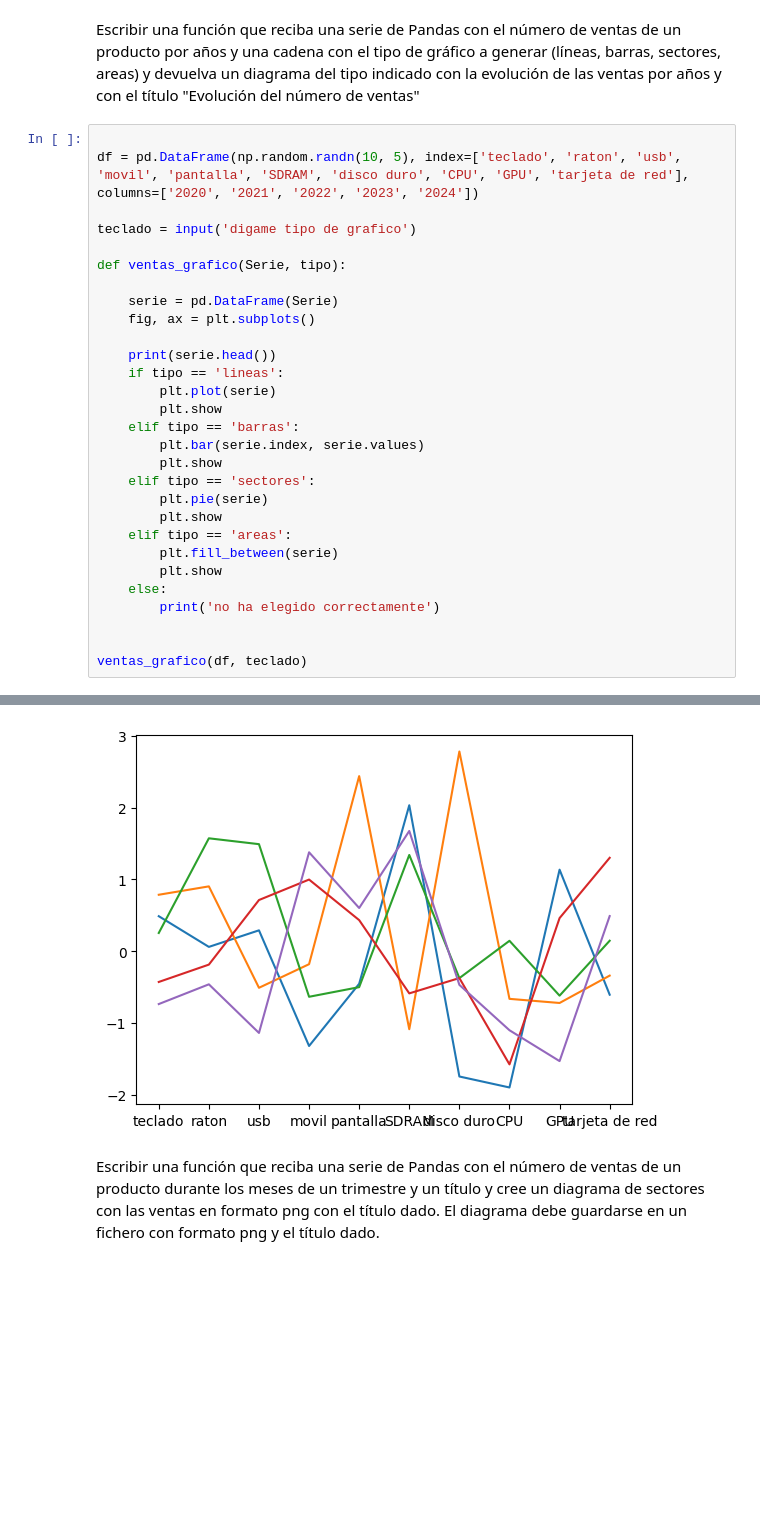
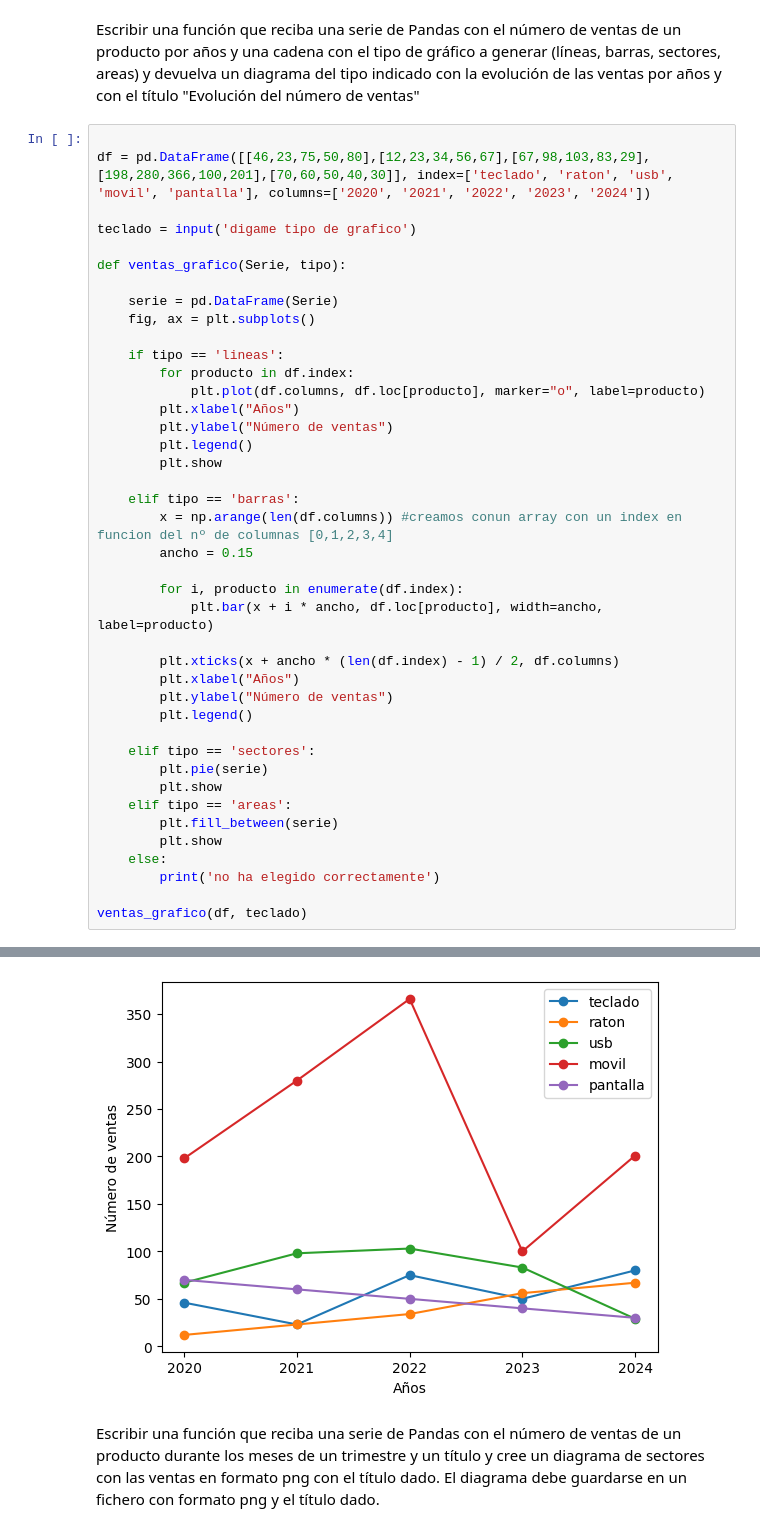
Before and after one commit to Alberto-1985/CEDAPY_25_26, a Jupyter notebook: ANALISIS_DATOS_PYTHON/NOTEBOOKS/EJERCICIOS/5101_EJERCICIO-5_Gráficos_Matplotlib.ipynb, the cells around one changed output, grey strips where cells are left out. Drawn from its saved outputs; the diff is of its cells as text; blank space fills up the shorter version.

```diff
--- a/ANALISIS_DATOS_PYTHON/NOTEBOOKS/EJERCICIOS/5101_EJERCICIO-5_Gráficos_Matplotlib.ipynb
+++ b/ANALISIS_DATOS_PYTHON/NOTEBOOKS/EJERCICIOS/5101_EJERCICIO-5_Gráficos_Matplotlib.ipynb
@@ -177,7 +177,7 @@ Fecha
 Escribir una función que reciba una serie de Pandas con el número de ventas de un producto por años y una cadena con el tipo de gráfico a generar (líneas, barras, sectores, areas) y devuelva un diagrama del tipo indicado con la evolución de las ventas por años y con el título "Evolución del número de ventas"
 # %%
 
-df = pd.DataFrame(np.random.randn(10, 5), index=['teclado', 'raton', 'usb', 'movil', 'pantalla', 'SDRAM', 'disco duro', 'CPU', 'GPU', 'tarjeta de red'], columns=['2020', '2021', '2022', '2023', '2024'])
+df = pd.DataFrame([[46,23,75,50,80],[12,23,34,56,67],[67,98,103,83,29],[198,280,366,100,201],[70,60,50,40,30]], index=['teclado', 'raton', 'usb', 'movil', 'pantalla'], columns=['2020', '2021', '2022', '2023', '2024'])
 
 teclado = input('digame tipo de grafico')
 
@@ -186,13 +186,26 @@ def ventas_grafico(Serie, tipo):
     serie = pd.DataFrame(Serie)
     fig, ax = plt.subplots()
 
-    print(serie.head())
     if tipo == 'lineas':
-        plt.plot(serie)
+        for producto in df.index:
+            plt.plot(df.columns, df.loc[producto], marker="o", label=producto)
+        plt.xlabel("Años")
+        plt.ylabel("Número de ventas")
+        plt.legend()
         plt.show
+
     elif tipo == 'barras':
-        plt.bar(serie.index, serie.values)
-        plt.show
+        x = np.arange(len(df.columns)) #creamos conun array con un index en funcion del nº de columnas [0,1,2,3,4]
+        ancho = 0.15
+
+        for i, producto in enumerate(df.index):
+            plt.bar(x + i * ancho, df.loc[producto], width=ancho, label=producto)
+
+        plt.xticks(x + ancho * (len(df.index) - 1) / 2, df.columns)
+        plt.xlabel("Años")
+        plt.ylabel("Número de ventas")
+        plt.legend()
+
     elif tipo == 'sectores':
         plt.pie(serie)
         plt.show
@@ -202,6 +215,5 @@ def ventas_grafico(Serie, tipo):
     else:
         print('no ha elegido correctamente')
 
-
 ventas_grafico(df, teclado)
 # %% [output]
@@ -214,4 +220,4 @@ pantalla -0.451605  2.438802 -0.498218  0.434525  0.603010
-[figure, old version]
+[figure, new version]
 # %% [markdown]
 Escribir una función que reciba una serie de Pandas con el número de ventas de un producto durante los meses de un trimestre y un título y cree un diagrama de sectores con las ventas en formato png con el título dado. El diagrama debe guardarse en un fichero con formato png y el título dado.
 # %% [markdown]
```
Also changed, not shown: parts of 1 cell of this notebook.
